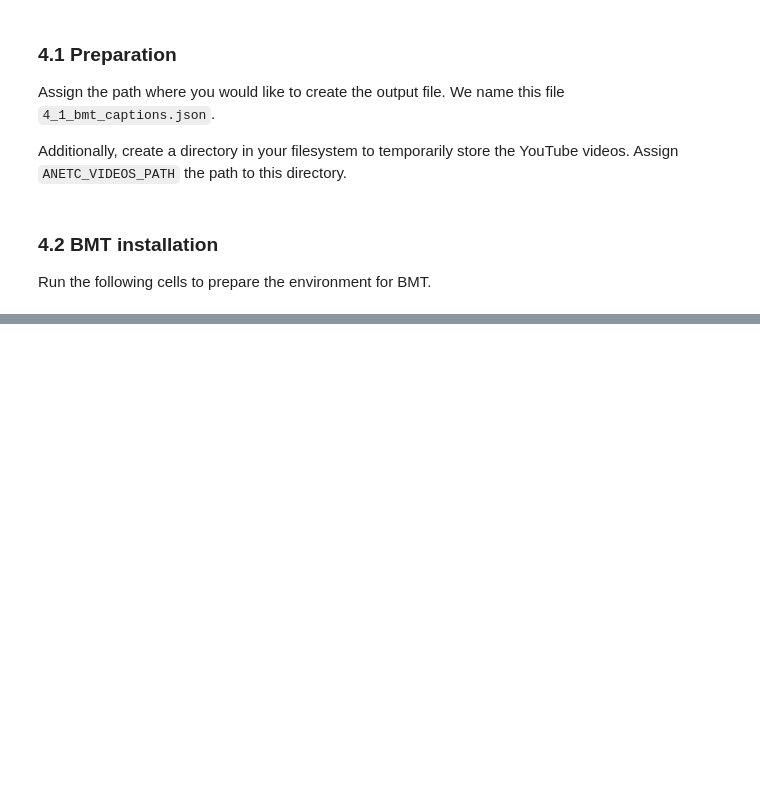
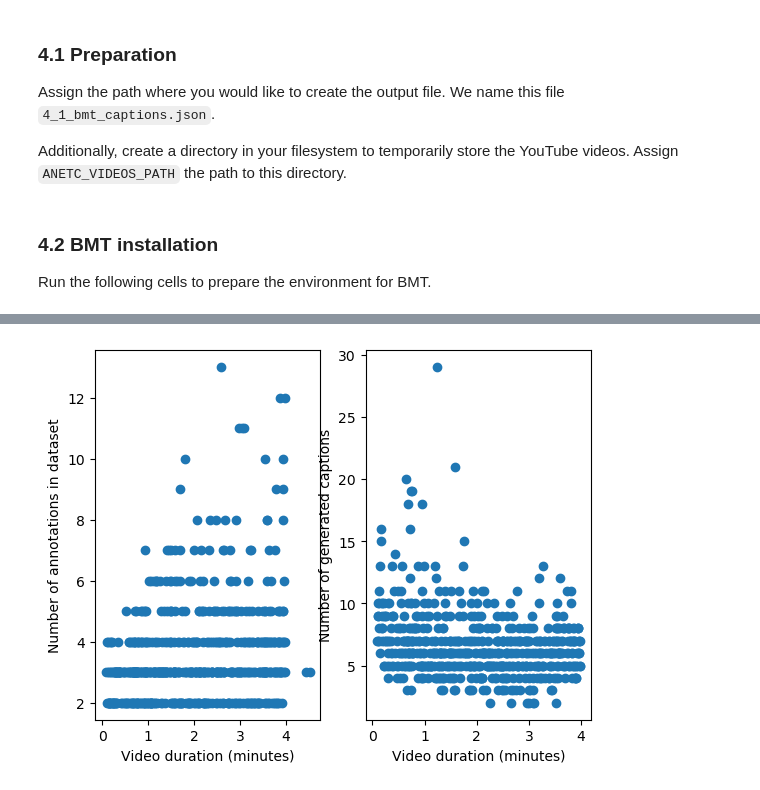
Before and after one commit to oscarmires/BMT, a Jupyter notebook: clipping_experiments/4_1_Short_Unclipped.ipynb, the cells around one changed output, grey strips where cells are left out. Cells and saved outputs as stored; diff of their text form; code cells hidden in the pictures; blank space fills up the shorter version.

```diff
--- a/clipping_experiments/4_1_Short_Unclipped.ipynb
+++ b/clipping_experiments/4_1_Short_Unclipped.ipynb
@@ -347,0 +343,22 @@ YouTube not found videos: 0
+# %%
+# Plot
+x1 = [sample['duration'] / 60 for sample in activitynet_val_list][:601]
+y1 = [len(sample['sentences']) for sample in activitynet_val_list][:601]
+
+plt.subplot(1, 2, 1)
+plt.scatter(x1, y1)
+plt.xlabel("Video duration (minutes)")
+plt.ylabel("Number of annotations in dataset")
+
+x2 = [sample['duration'] / 60 for sample in obj]
+y2 = [len(sample['captions']) for sample in obj]
+
+plt.subplot(1, 2, 2)
+plt.scatter(x2, y2)
+plt.xlabel("Video duration (minutes)")
+plt.ylabel("Number of generated captions")
+
+plt.savefig(f'{PLOT_SAVE_PATH}/3_1_d.png', dpi=300)
+plt.show()
+# %% [output]
+[figure, added]
```
Also changed, not shown: parts of 10 cells of this notebook.
